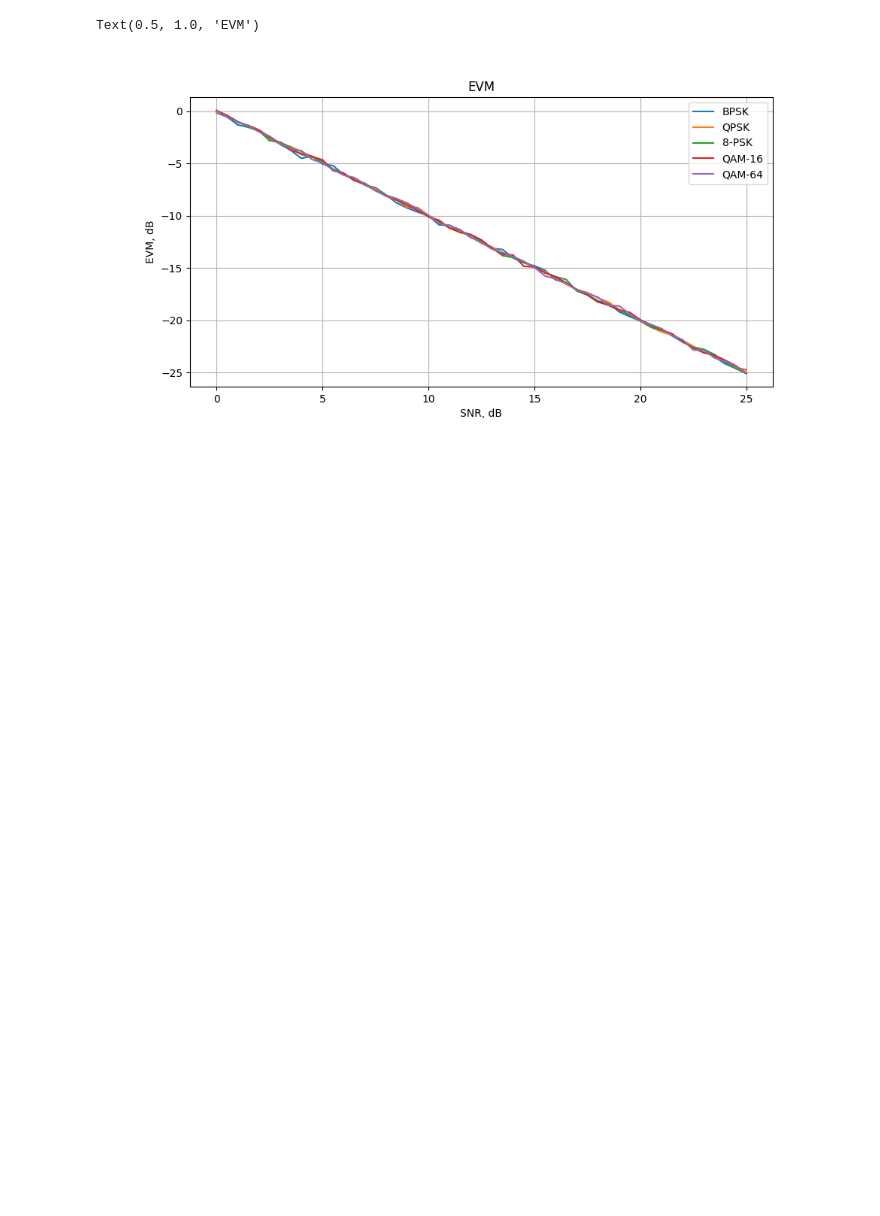
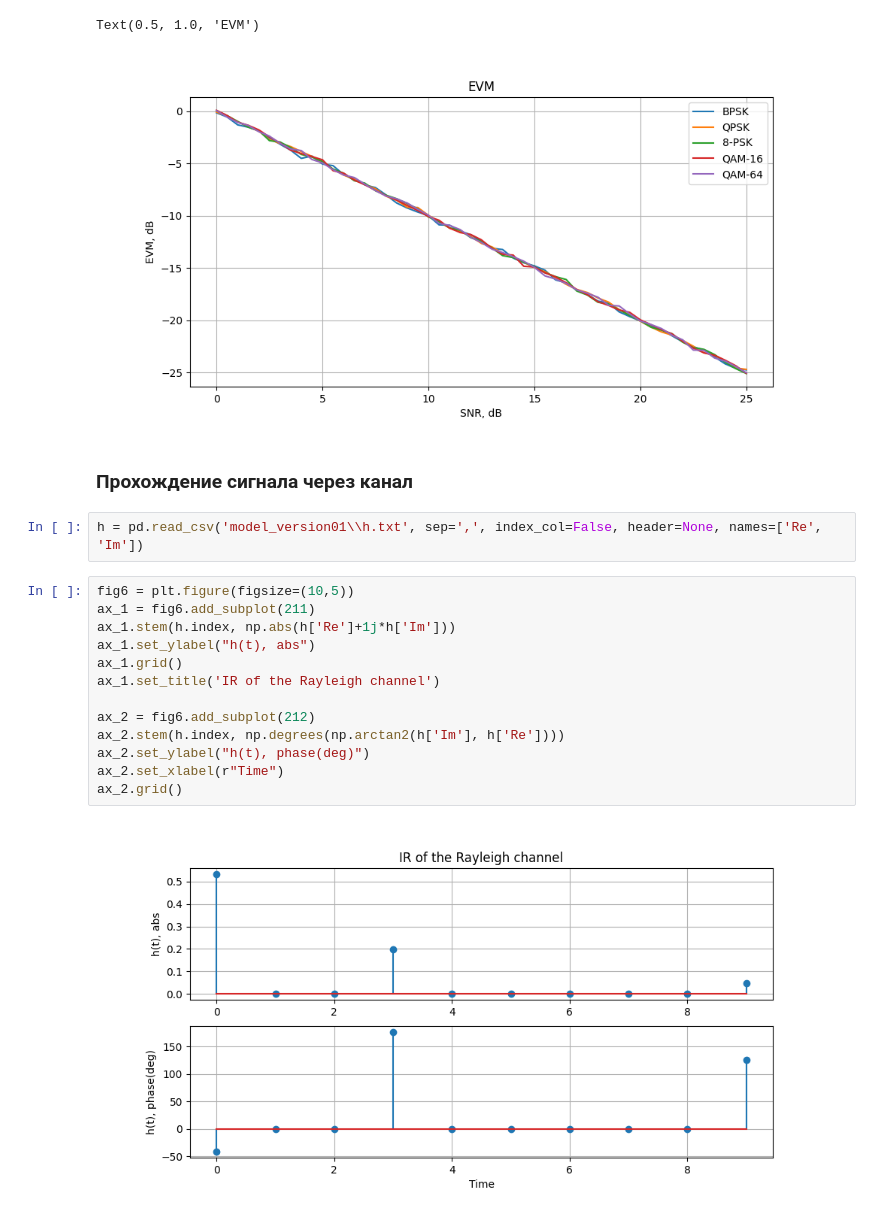
Before and after one commit to isvoropaev02/OFDM, a Jupyter notebook: model_performance.ipynb, the cells around one changed output. Drawn from its saved outputs; the diff is of its cells as text; blank space fills up the shorter version.

```diff
--- a/model_performance.ipynb
+++ b/model_performance.ipynb
@@ -178,3 +180,22 @@ ax_1.set_title('EVM')
 # %% [output]
 Text(0.5, 1.0, 'EVM')
 [figure]
+# %% [markdown]
+### Прохождение сигнала через канал
+# %%
+h = pd.read_csv('model_version01\\h.txt', sep=',', index_col=False, header=None, names=['Re', 'Im'])
+# %%
+fig6 = plt.figure(figsize=(10,5))
+ax_1 = fig6.add_subplot(211)
+ax_1.stem(h.index, np.abs(h['Re']+1j*h['Im']))
+ax_1.set_ylabel("h(t), abs")
+ax_1.grid()
+ax_1.set_title('IR of the Rayleigh channel')
+
+ax_2 = fig6.add_subplot(212)
+ax_2.stem(h.index, np.degrees(np.arctan2(h['Im'], h['Re'])))
+ax_2.set_ylabel("h(t), phase(deg)")
+ax_2.set_xlabel(r"Time")
+ax_2.grid()
+# %% [output]
+[figure, added]
```
Also changed, not shown: parts of 4 cells of this notebook, 2 other files.
